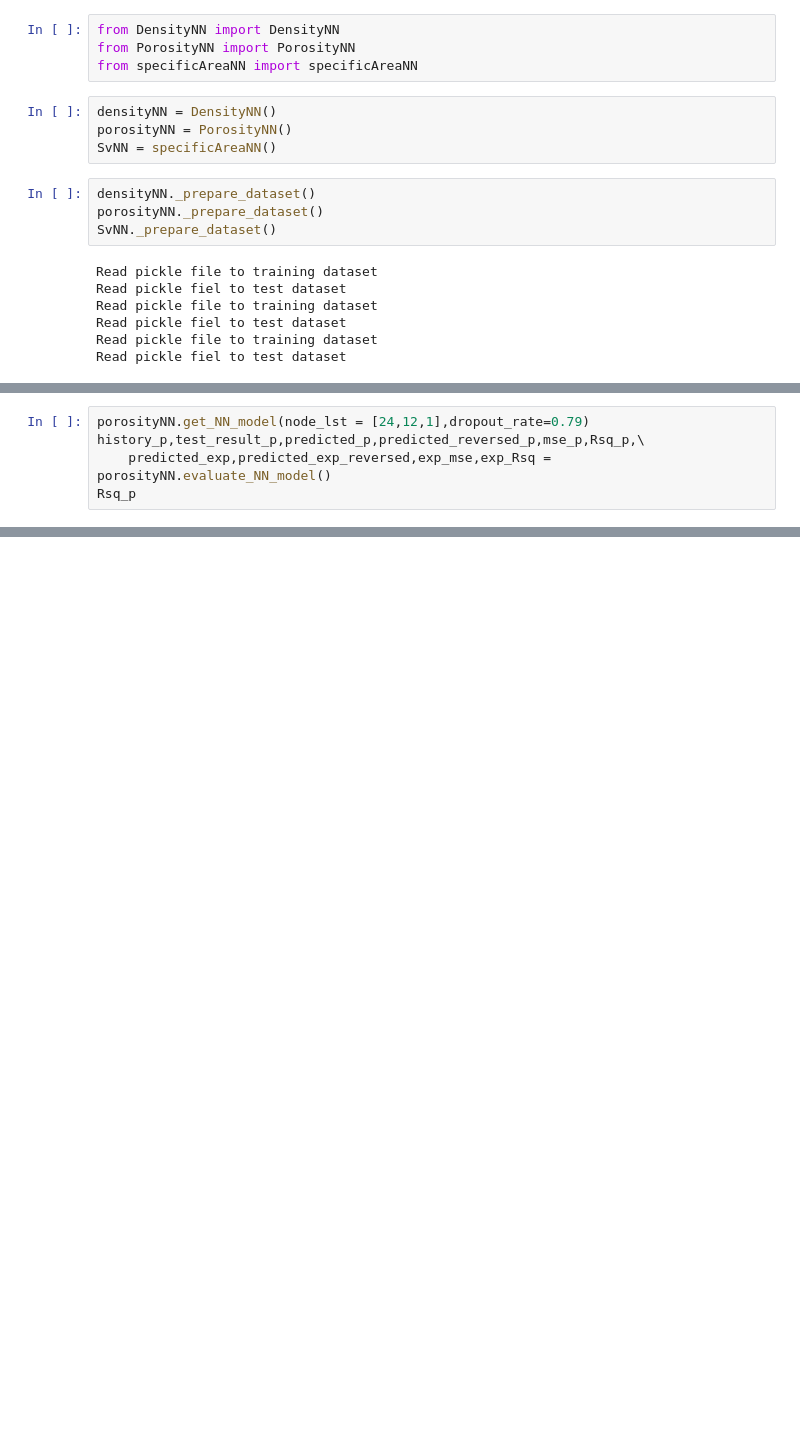
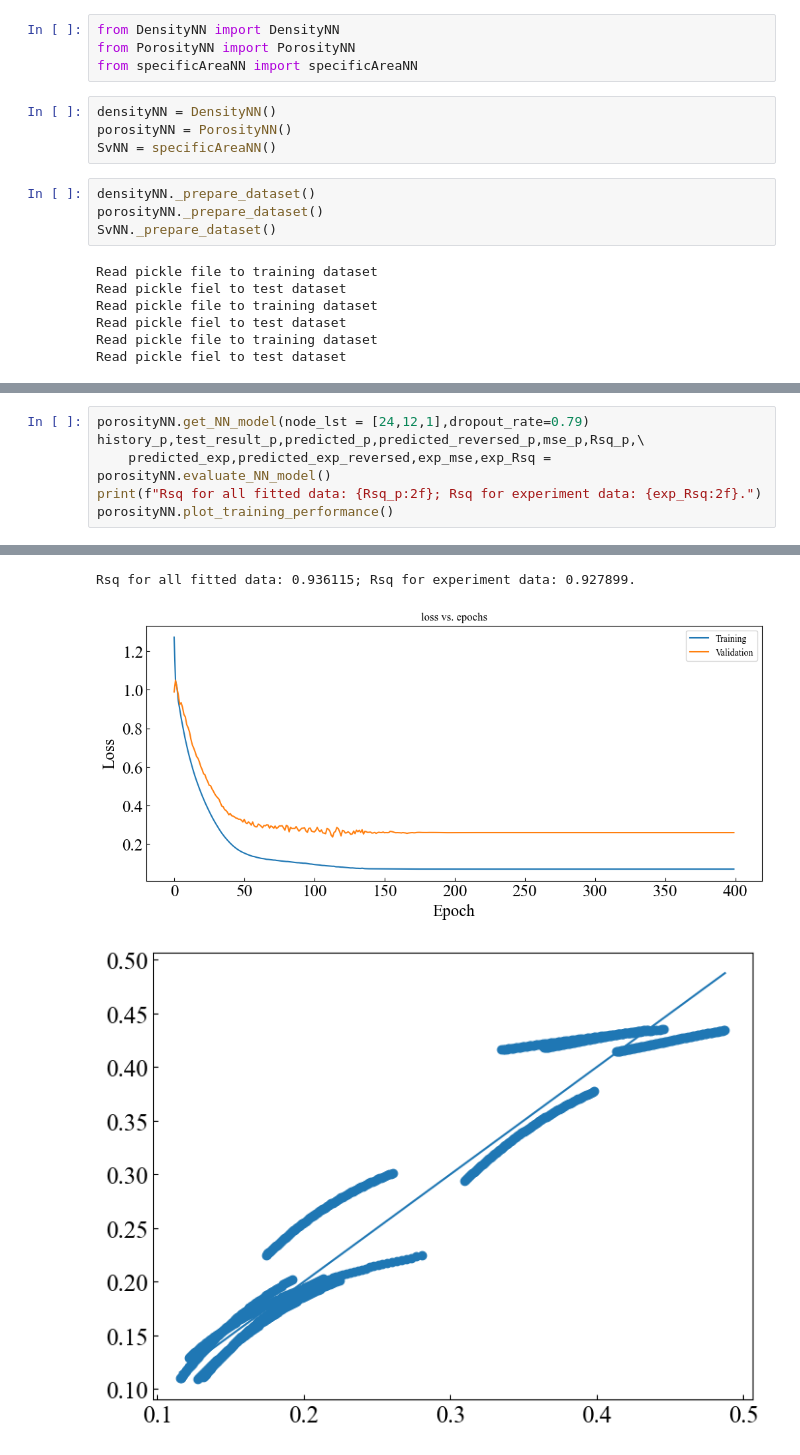
Before and after one commit to YudongLi90/CompressiblePackedBedModel, a Jupyter notebook: NN_training.ipynb, the cells around one changed output, grey strips where cells are left out. Drawn from its saved outputs; the diff is of its cells as text; blank space fills up the shorter version.

```diff
--- a/NN_training.ipynb
+++ b/NN_training.ipynb
@@ -147,5 +169,6 @@ porosityNN.plot_training_performance()
 porosityNN.get_NN_model(node_lst = [24,12,1],dropout_rate=0.79)
 history_p,test_result_p,predicted_p,predicted_reversed_p,mse_p,Rsq_p,\
     predicted_exp,predicted_exp_reversed,exp_mse,exp_Rsq = porosityNN.evaluate_NN_model()
-Rsq_p
+print(f"Rsq for all fitted data: {Rsq_p:2f}; Rsq for experiment data: {exp_Rsq:2f}.")
+porosityNN.plot_training_performance()
 # %% [output]
@@ -152,0 +180,3 @@ Rsq_p
+Rsq for all fitted data: 0.936115; Rsq for experiment data: 0.927899.
+[figure, added]
+[figure, added]
```
Also changed, not shown: parts of 12 cells of this notebook, 10 other files.
